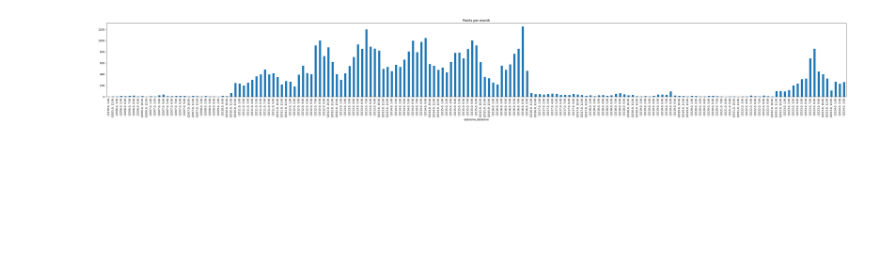
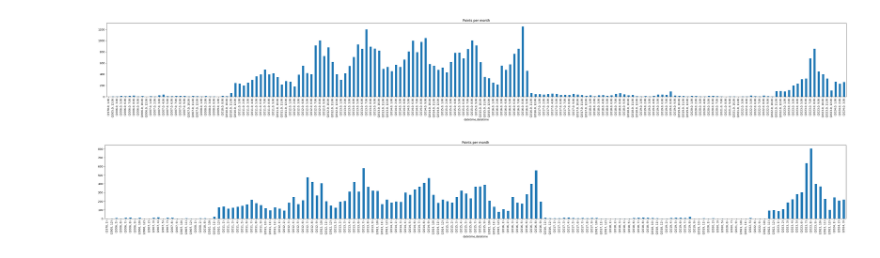
Before and after one commit to Hitchwiki/hitchmap-data, a Jupyter notebook: visualization/analysis.ipynb, the cells around one changed output. Drawn from its saved outputs; the diff is of its cells as text; code cells hidden in the pictures; blank space fills up the shorter version.

Commit message:
analyse creation time of spots with waittime

```diff
--- a/visualization/analysis.ipynb
+++ b/visualization/analysis.ipynb
@@ -12,3 +12,11 @@ plot = df['datetime'].groupby([df["datetime"].dt.year, df["datetime"].dt.month])
 plot.figure.savefig("plots/points_per_month.png")
 # %% [output]
 [figure]
+# %%
+df = points[['datetime', 'wait']].dropna()
+df["datetime"] = df["datetime"].astype("datetime64[ns]")
+
+plot = df['datetime'].groupby([df["datetime"].dt.year, df["datetime"].dt.month]).count().plot(kind="bar", title="Points per month", figsize=(50, 5))
+plot.figure.savefig("plots/points_per_month_with_waittime.png")
+# %% [output]
+[figure, added]
```
Also changed, not shown: parts of 3 cells of this notebook, 4 other files.
